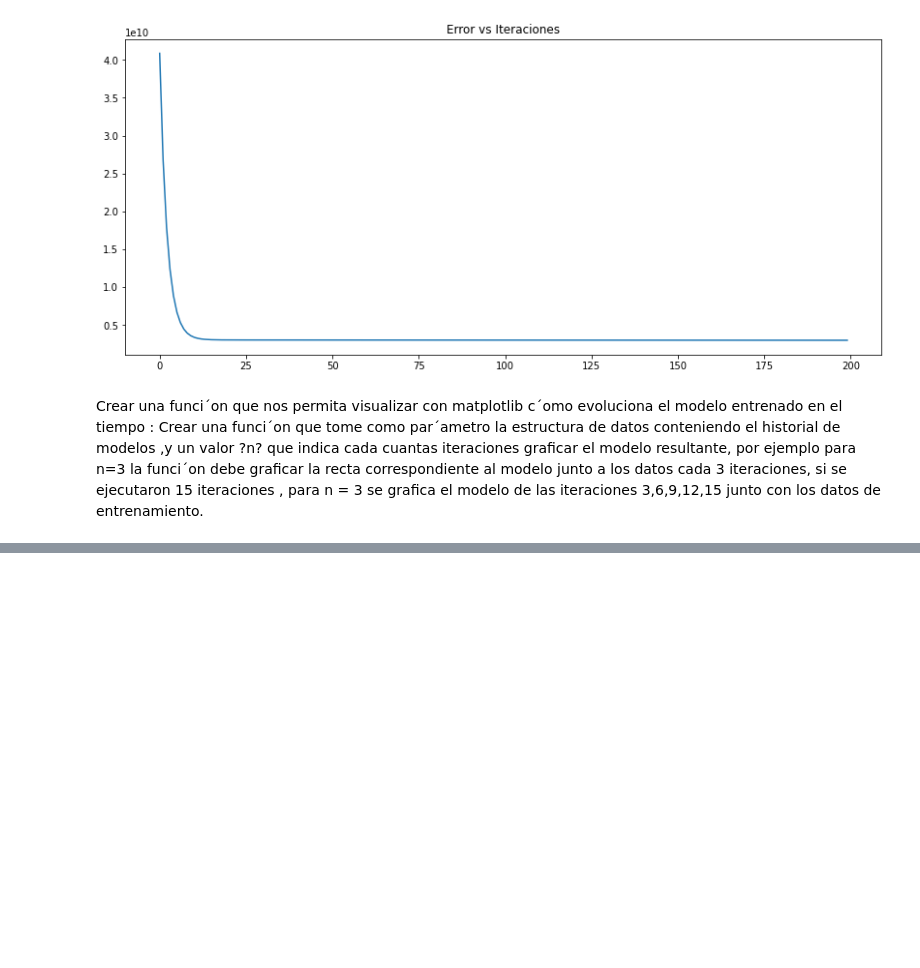
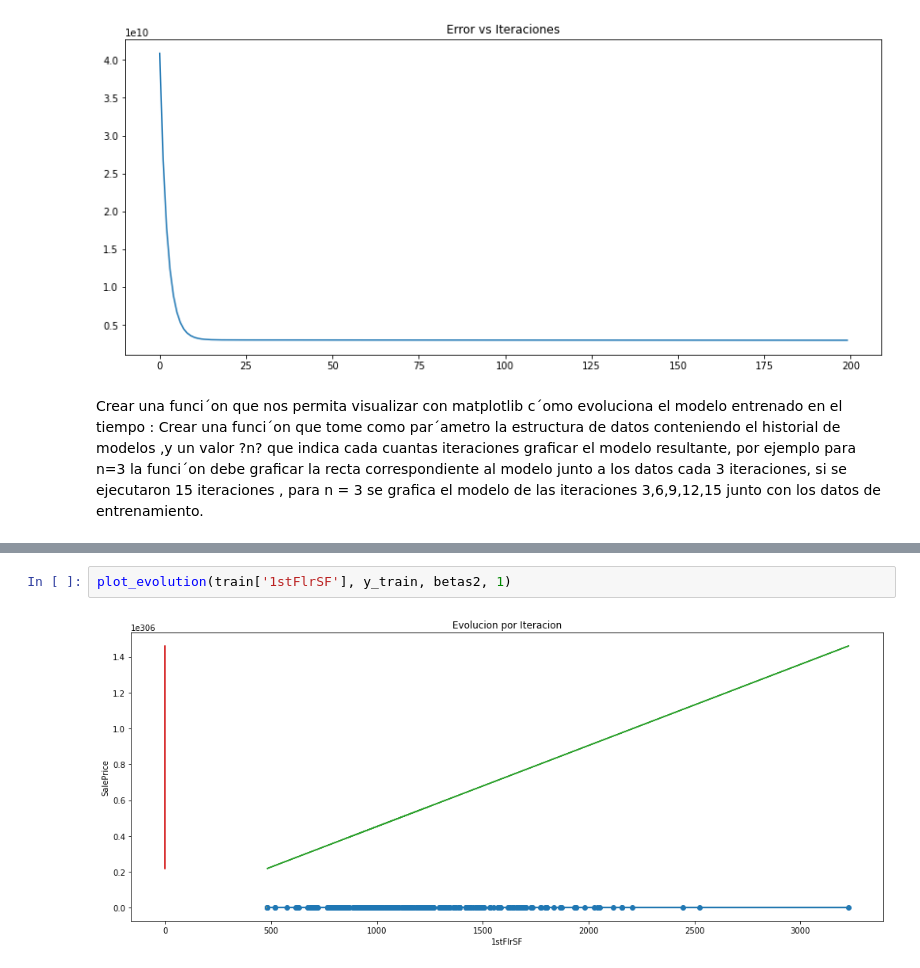
Before and after one commit to JuanjoDC/data-science-python-galileo, a Jupyter notebook: 1. Proyecto - Regresion a pie.ipynb, the cells around one changed output, grey strips where cells are left out. Cells and saved outputs as stored; diff of their text form; blank space fills up the shorter version.

```diff
--- a/1. Proyecto - Regresion a pie.ipynb
+++ b/1. Proyecto - Regresion a pie.ipynb
@@ -189,0 +223,4 @@ iteraciones 3,6,9,12,15 junto con los datos de entrenamiento.
+# %%
+plot_evolution(train['1stFlrSF'], y_train, betas2, 1)
+# %% [output]
+[figure, added]
```
Also changed, not shown: parts of 4 cells of this notebook.
